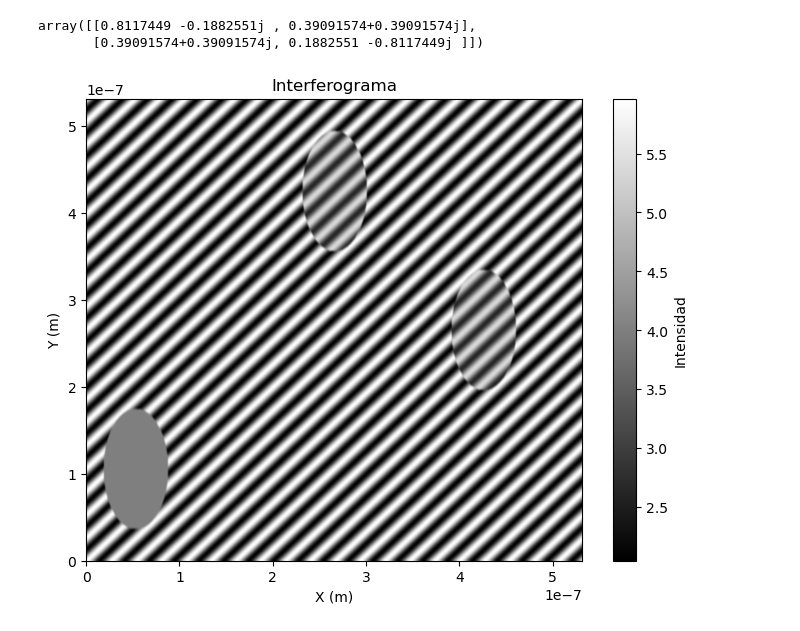
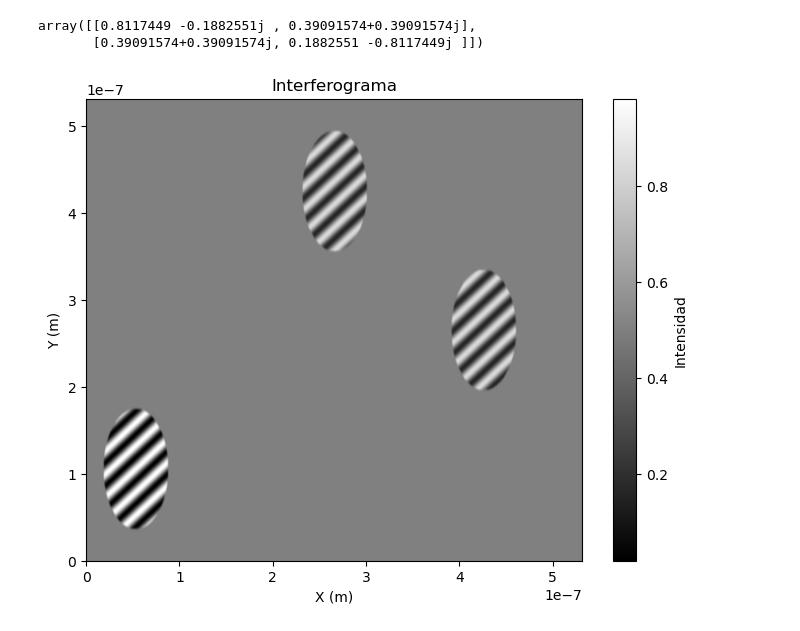
Before and after one commit to Aguiario/Polarimetric_Interferomerty, a Jupyter notebook: pixels.ipynb, the cells around one changed output. Cells and saved outputs as stored; diff of their text form; code cells hidden in the pictures.

```diff
--- a/pixels.ipynb
+++ b/pixels.ipynb
@@ -112,7 +112,7 @@ for i in range(sample.shape[0]):
     for j in range(sample.shape[1]):
         E_s[i, j] = sample[i, j] @ E_is[i, j]
 # %%
-E_r = create_vector_matrix(np.array([[1], [1j]]), y_size, x_size)
+E_r = create_vector_matrix(np.array([[1], [-1j]]), y_size, x_size)
 
 k = 2 * np.pi / lambda_  # Número de onda
 mu = 0  # Desplazamiento de fase global
@@ -128,33 +128,35 @@ Omega = np.sum(np.abs(E_r) ** 2, axis=-1) + np.sum(np.abs(E_s) ** 2, axis=-1)
 # Cálculo de Psi utilizando np.vdot
 Psi = np.abs(np.array([[np.vdot(E_r[i, j], E_s[i, j]) for j in range(E_r.shape[1])]
                         for i in range(E_r.shape[0])]))
 
 
 # Cálculo de la fase relativa (vartheta) en cada píxel
 numerator = -np.abs(E_r[:, :, 1]) * np.abs(E_s[:, :, 1]) * np.sin(np.angle(E_r[:, :, 1]) - np.angle(E_s[:, :, 1]))
 denominator = np.abs(E_r[:, :, 0]) * np.abs(E_s[:, :, 0]) + np.abs(E_r[:, :, 1]) * np.abs(E_s[:, :, 1]) * np.cos(np.angle(E_r[:, :, 1]) - np.angle(E_s[:, :, 1]))
 vartheta = np.arctan2(numerator, denominator)
 
 # Modulación de fase para cada píxel considerando X y Y en metros
 #zeta = 2 * (k * (X_meters) - vartheta)
 n_f = 20
 zeta = n_f * (k * (X_meters + Y_meters) - vartheta)
 I = Omega + Psi * np.cos(mu + zeta)
 
 # Normalizar la intensidad a escala de 0 a 255
-#I_norm = ((I - I.min()) / (I.max() - I.min()) * 1).astype(np.uint8)
+#I_norm = ((I - I.min()) / (I.max() - I.min()) * 255).astype(np.uint8)
+I_norm = (I - I.min()) / (I.max() - I.min())
+
 
 # Aplicar desenfoque gaussiano para suavizar las franjas
-I_blurred = cv2.GaussianBlur(I, (5, 5), 0)
+I_blurred = cv2.GaussianBlur(I_norm, (5, 5), 0)
 
 # Graficar el interferograma
 plt.figure(figsize=(8, 6))
 extent = [X_meters.min(), X_meters.max(), Y_meters.min(), Y_meters.max()]
 plt.imshow(I_blurred, cmap='gray', aspect='auto', extent=extent)
 plt.xlabel("X (m)")
 plt.ylabel("Y (m)")
 plt.title("Interferograma")
 plt.colorbar(label="Intensidad")
 plt.show()
 # %% [output]
-[figure, old version]
+[figure, new version]
```
